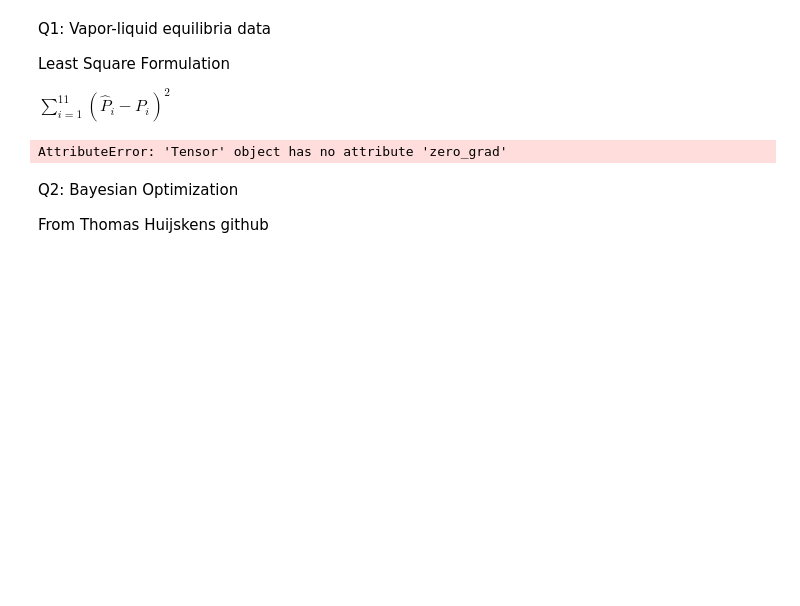
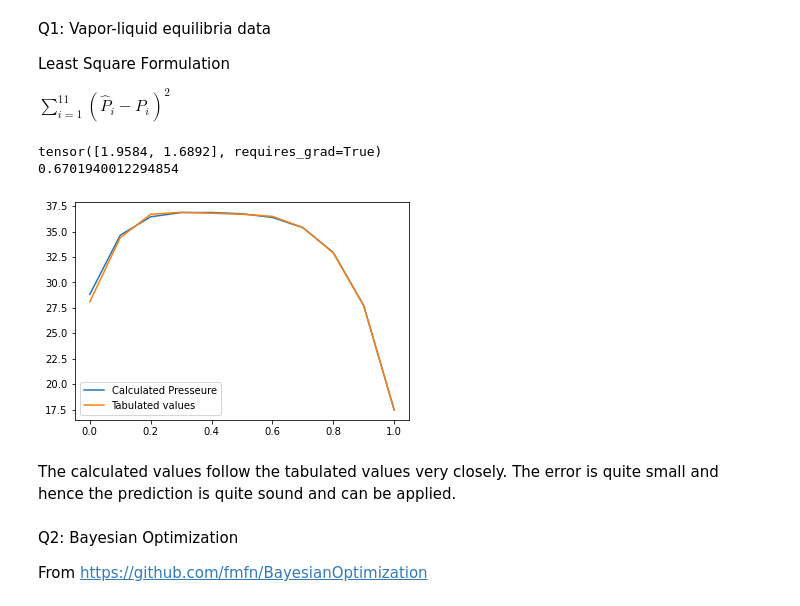
Before and after one commit to maulikk3886/Design-Optimization, a Jupyter notebook: HW3 Design optimization.ipynb, the cells around one changed output. Cells and saved outputs as stored; diff of their text form; code cells hidden in the pictures; blank space fills up the shorter version.

```diff
--- a/HW3 Design optimization.ipynb
+++ b/HW3 Design optimization.ipynb
@@ -14,44 +14,48 @@ import matplotlib.pyplot as mpl
 T = 20
 p_sat_w = 10 ** (8.07131 - (1730.63/(T+233.426)))
 p_sat_diox = 10 ** (7.43155 - (1554.679/(T + 240.337)))
 
 # table values
 x1 = np.array([0.0, 0.1, 0.2, 0.3, 0.4, 0.5, 0.6, 0.7, 0.8, 0.9, 1.0]) #for water
 x1 = torch.tensor(x1, requires_grad = False)
 x2 = 1 - (x1) # for dioxane
 x2 = torch.tensor(x2, requires_grad = False)
 p_tab = np.array([28.1, 34.4, 36.7, 36.9, 36.8, 36.7, 36.5, 35.4, 32.9, 27.7, 17.5])
 p_tab = torch.tensor(p_tab, requires_grad = False)
 
 A = Variable(torch.tensor([1.0,1.0]), requires_grad = True) # Guess/Initial values for A12 and A21
 
-step = 0.0001
+step = 0.001
 
 for i in range(1000):
     p_eqn = (x1 * (torch.exp(A[0] * (((A[1]*x2)/((A[0]*x1)+(A[1]*x2)))**2))) * p_sat_w) + (x2 * (torch.exp(A[1] * (((A[0]*x1)/((A[0]*x1)+(A[1]*x2)))**2))) * p_sat_diox)
 
-    error = ((p_eqn - p_tab)**2) #penalizing eorror by sqauring it
+    error = ((p_eqn - p_tab)**2) #penalizing eorror by squaring it
     error = error.sum()
     error.backward() # calculate gradient
 
     with torch.no_grad():
-        A = A - (step * A.grad)
-
-        A.zero_grad()
+#         A = A - (step * A.grad)
+        A.sub_(A.grad * step)
+        A.grad.zero_()
 print(A)
 print(error.data.numpy())
 
-p_eqn = p_eqn.detach().numpy()[0]
-p_tab = p_tab.detach().numpy()[0]
-x1 = x1.detach().numpy()[0]
+p_eqn = p_eqn.detach().numpy()
+p_tab = p_tab.detach().numpy()
+x1 = x1.detach().numpy()
 mpl.plot(x1,p_eqn, label = 'Calculated Presseure')
 mpl.plot(x1,p_tab, label = 'Tabulated values')
 mpl.legend()
 mpl.show()
 # %% [output]
-AttributeError: 'Tensor' object has no attribute 'zero_grad'
+tensor([1.9584, 1.6892], requires_grad=True)
+0.6701940012294854
+[figure, added]
+# %% [markdown]
+The calculated values follow the tabulated values very closely. The error is quite small and hence the prediction is quite sound and can be applied.
 # %% [markdown]
 Q2: Bayesian Optimization
 
-From Thomas Huijskens github
+From https://github.com/fmfn/BayesianOptimization
 # %%
```
Also changed, not shown: parts of 1 cell of this notebook.
